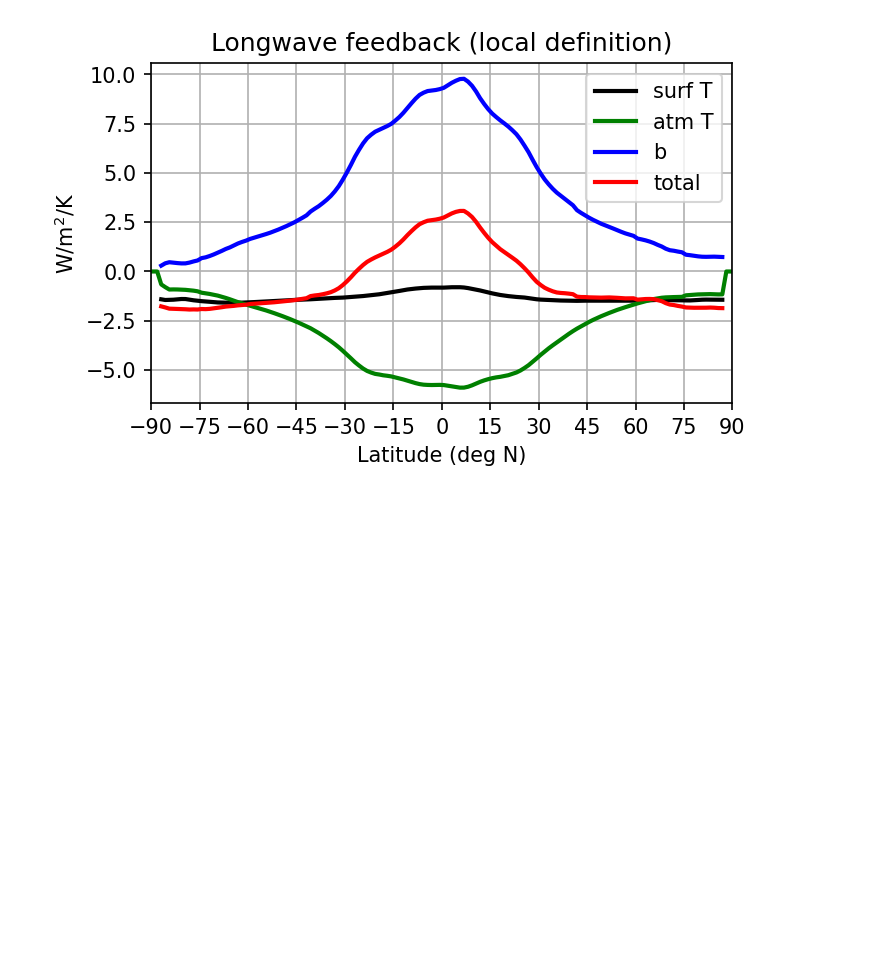
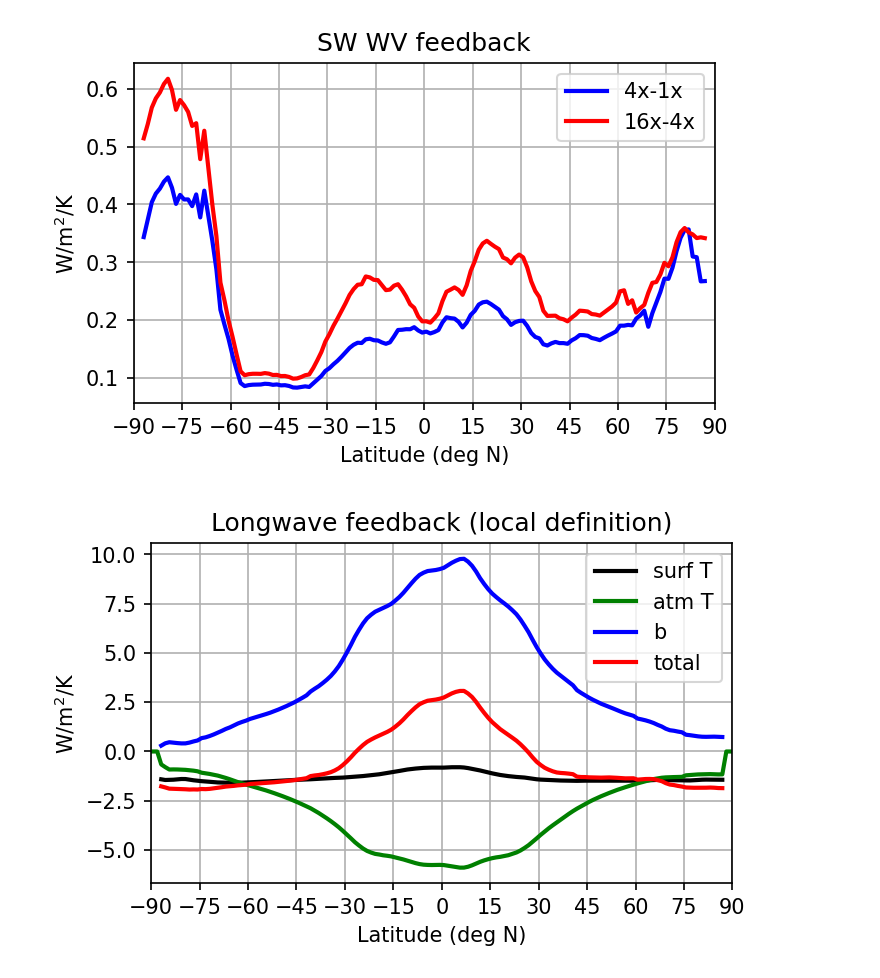
Before and after one commit to matthewjhenry/eocene, a Jupyter notebook: feedback_noclouds.ipynb, the cells around one changed output. Cells and saved outputs as stored; diff of their text form; code cells hidden in the pictures; blank space fills up the shorter version.

```diff
--- a/feedback_noclouds.ipynb
+++ b/feedback_noclouds.ipynb
@@ -22,5 +54,5 @@ diff_4800 = ctl_4800-ctl_1200
 # %%
-k_TOA = xr.open_dataset('./socrates_kernels/HadGEM3-GA7.1_TOA_kernel_L19.nc')
+k_TOA = xr.open_dataset('./../socrates_kernels/HadGEM3-GA7.1_TOA_kernel_L19.nc')
 # %%
 p_tropopause= 30000 - 20000 * np.cos(np.deg2rad(k_TOA.lat))
 
@@ -63,6 +95,48 @@ dlogq = qdiff / q1
 divis = dlogq / dlogq_dT
 response = k_TOA.q_lw_cs.where(k_TOA.plev>=p_tropopause,0)*divis.interp(months=k_TOA.month,lat=k_TOA.lat,lon=k_TOA.lon,pfull=k_TOA.plev/100)
 wv_feedback_4800 = (response.mean('lon').sum('plev') / diff_4800.mean('lon').t_surf.interp(months=k_TOA.month,lat=k_TOA.lat)).mean('month')
+# %%
+#Code from Qun Liu
+from functions import saturation_specific_humidity
+q1 = ctl_300.sphum
+qdiff = diff_1200.sphum
+qs1 = saturation_specific_humidity(ctl_300.temp)
+qs2 = saturation_specific_humidity(ctl_300.temp+1.0)
+dqs_dT= (qs2 - qs1)
+rh = q1/qs1
+dq_dT = rh * dqs_dT
+dlogq_dT = dq_dT / q1
+dlogq = qdiff / q1
+divis = dlogq / dlogq_dT
+response = k_TOA.q_sw_cs.where(k_TOA.plev>=p_tropopause,0)*divis.interp(months=k_TOA.month,lat=k_TOA.lat,lon=k_TOA.lon,pfull=k_TOA.plev/100)
+wv_feedback_1200_sw = (response.mean('lon').sum('plev') / diff_1200.mean('lon').t_surf.interp(months=k_TOA.month,lat=k_TOA.lat)).mean('month')
+
+q1 = ctl_1200.sphum
+qdiff = diff_4800.sphum
+qs1 = saturation_specific_humidity(ctl_1200.temp)
+qs2 = saturation_specific_humidity(ctl_1200.temp+1.0)
+dqs_dT= (qs2 - qs1)
+rh = q1/qs1
+dq_dT = rh * dqs_dT
+dlogq_dT = dq_dT / q1
+dlogq = qdiff / q1
+divis = dlogq / dlogq_dT
+response = k_TOA.q_sw_cs.where(k_TOA.plev>=p_tropopause,0)*divis.interp(months=k_TOA.month,lat=k_TOA.lat,lon=k_TOA.lon,pfull=k_TOA.plev/100)
+wv_feedback_4800_sw = (response.mean('lon').sum('plev') / diff_4800.mean('lon').t_surf.interp(months=k_TOA.month,lat=k_TOA.lat)).mean('month')
+# %%
+fig = plt.figure(figsize=(5,3),dpi=150)
+wv_feedback_1200_sw.plot(lw=2,c='b',label='4x-1x')
+wv_feedback_4800_sw.plot(lw=2,c='r',label='16x-4x')
+plt.grid()
+plt.xticks(np.linspace(-90,90,13))
+plt.xlim([-90,90])
+plt.xlabel('Latitude (deg N)')
+plt.ylabel('W/m$^2$/K')
+plt.title('SW WV feedback')
+plt.legend()
+plt.show()
+# %% [output]
+[figure, added]
 # %%
 fig = plt.figure(figsize=(5,3),dpi=150)
 LW_s_fb_1200.mean(('month','lon')).plot(lw=2,c='k',label='surf T')
```
Also changed, not shown: parts of 5 cells of this notebook, 8 other files.
